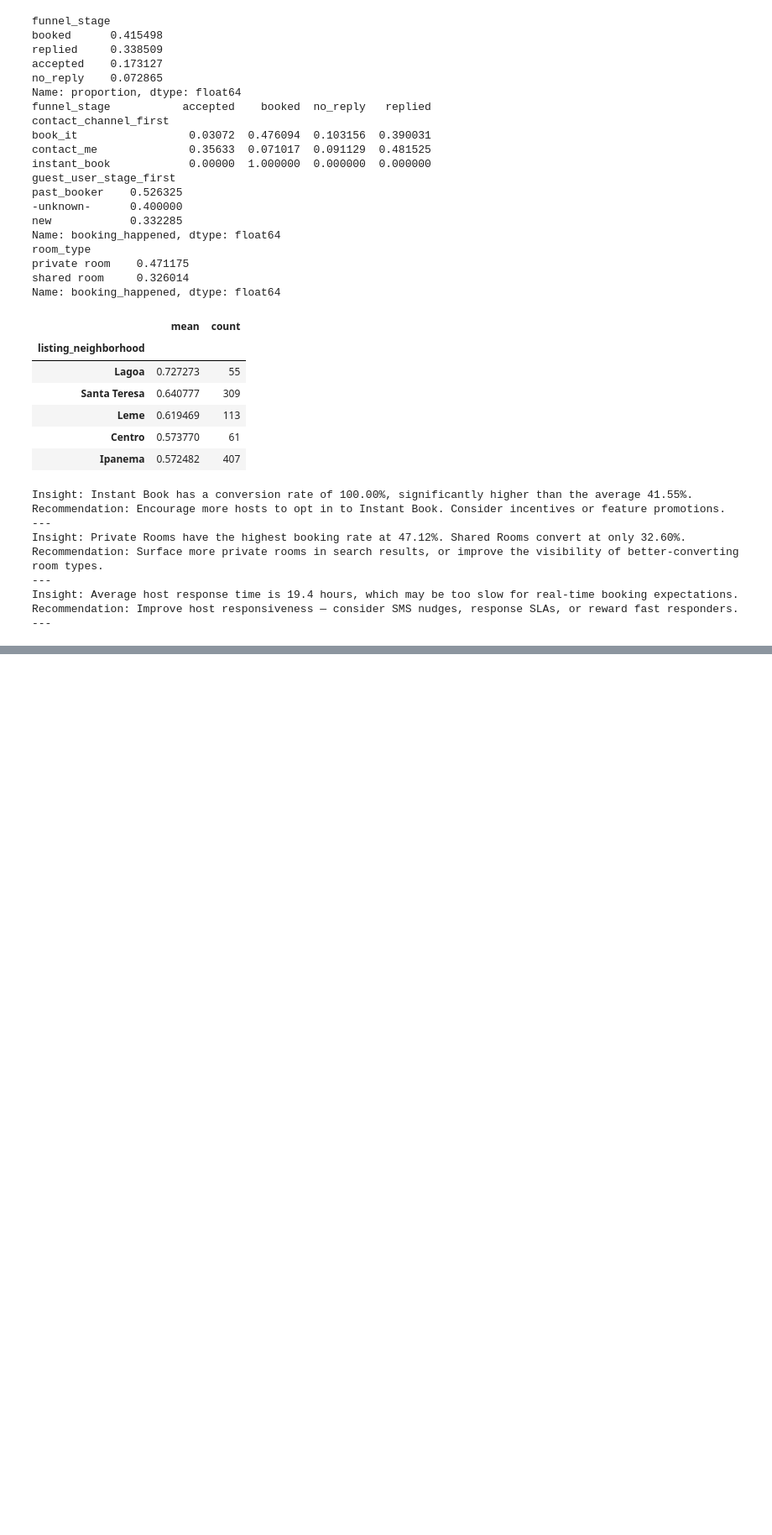
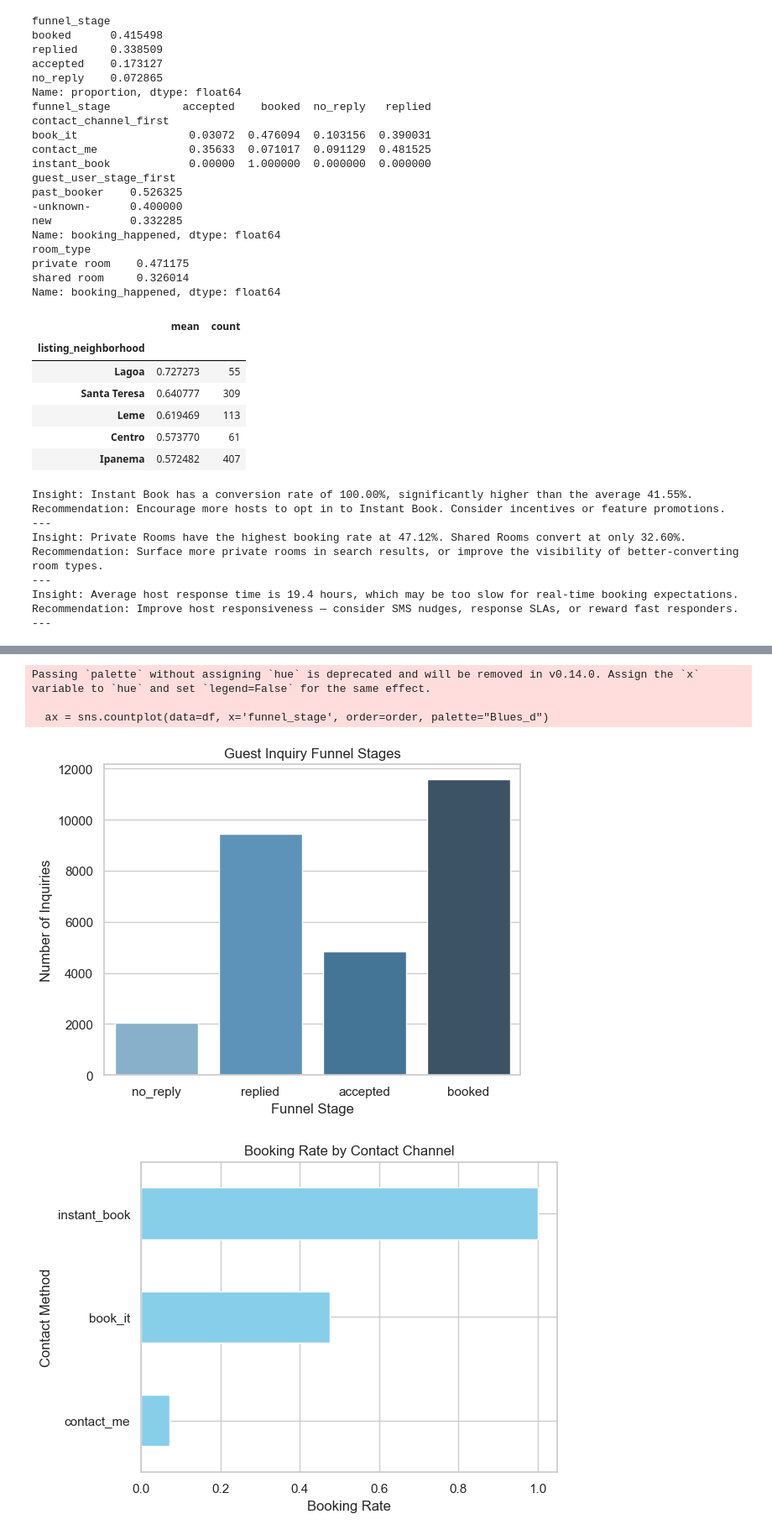
Before and after one commit to vaishnavi070899/airbnb-rio-booking-analysis-, a Jupyter notebook: 01_data_exploration.ipynb, the cells around one changed output, grey strips where cells are left out. Shown: that part at 84% size. Drawn from its saved outputs; the diff is of its cells as text; code cells hidden in the pictures; blank space fills up the shorter version.

Commit message:
plots

```diff
--- a/01_data_exploration.ipynb
+++ b/01_data_exploration.ipynb
@@ -160,0 +161,18 @@ plt.show()
+# %%
+from outputs.plots import (
+    plot_funnel_stage_distribution,
+    plot_booking_rate_by_contact_channel,
+    plot_booking_rate_by_room_type,
+    plot_response_time_distribution
+)
+
+plot_funnel_stage_distribution(contacts_df)
+plot_booking_rate_by_contact_channel(contacts_df)
+plot_booking_rate_by_room_type(contacts_df, listings_df)
+plot_response_time_distribution(contacts_df)
+# %% [output]
+Passing `palette` without assigning `hue` is deprecated and will be removed in v0.14.0. Assign the `x` variable to `hue` and set `legend=False` for the same effect.
+
+  ax = sns.countplot(data=df, x='funnel_stage', order=order, palette="Blues_d")
+[figure, added]
+[figure, added]
```
Also changed, not shown: parts of 2 cells of this notebook, 1 other file.
